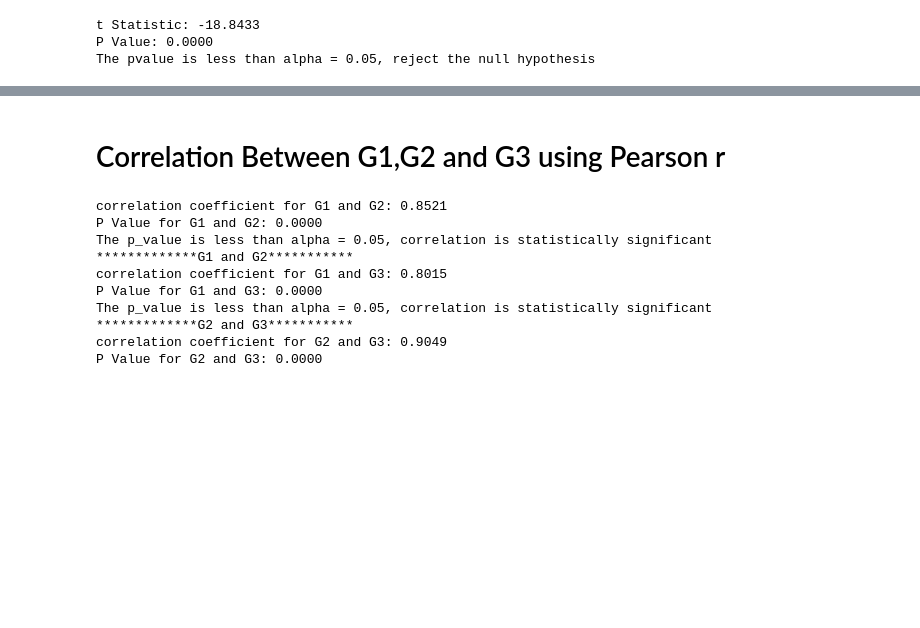
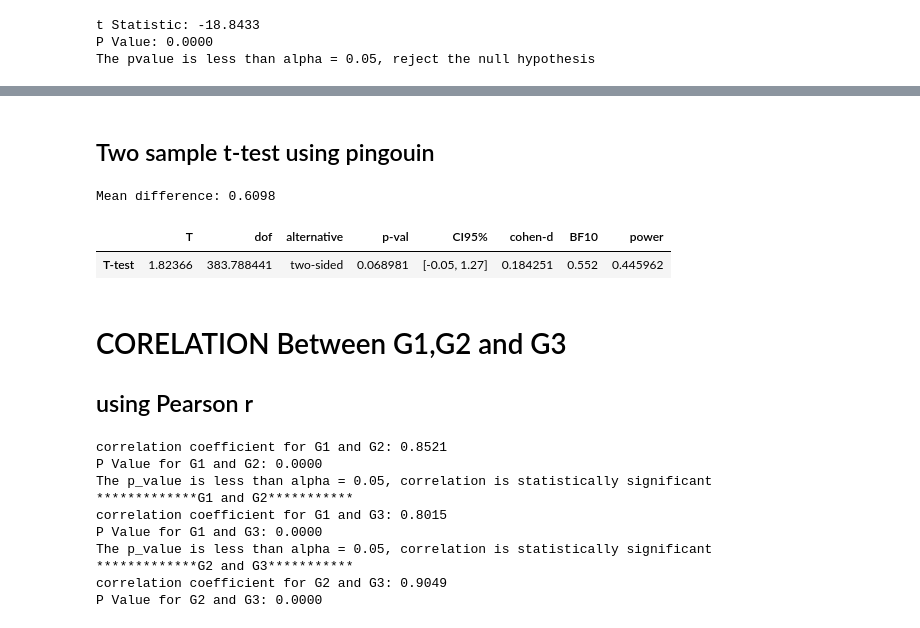
Before and after one commit to sandramwende/Statistics-in-python, a Jupyter notebook: statistics with python.ipynb, the cells around one changed output, grey strips where cells are left out. Cells and saved outputs as stored; diff of their text form; code cells hidden in the pictures; blank space fills up the shorter version.

```diff
--- a/statistics with python.ipynb
+++ b/statistics with python.ipynb
@@ -96,5 +321,19 @@ The pvalue is less than alpha = 0.05, reject the null hypothesis
+# %% [markdown]
+## Two sample t-test using pingouin
+# %%
+G1_male = Students_data.G1[Students_data.sex == 'M']
+G1_female = Students_data.G1[Students_data.sex == 'F']
+
+print('Mean difference: {:.4f}'.format(G1_male.mean()-G1_female.mean()))
+result = pg.ttest(G1_male, G1_female, correction='auto')
+display(result)
+# %% [output]
+Mean difference: 0.6098
+|  | T | dof | alternative | p-val | CI95% | cohen-d | BF10 | power |
+| T-test | 1.82366 | 383.788441 | two-sided | 0.068981 | [-0.05, 1.27] | 0.184251 | 0.552 | 0.445962 |
 # %% [markdown]
-# Correlation Between G1,G2 and G3 using Pearson r
+# CORELATION Between G1,G2 and G3
+## using Pearson r
 # %%
 from scipy.stats import spearmanr
 from scipy.stats import pearsonr
```
Also changed, not shown: parts of 31 cells of this notebook.
